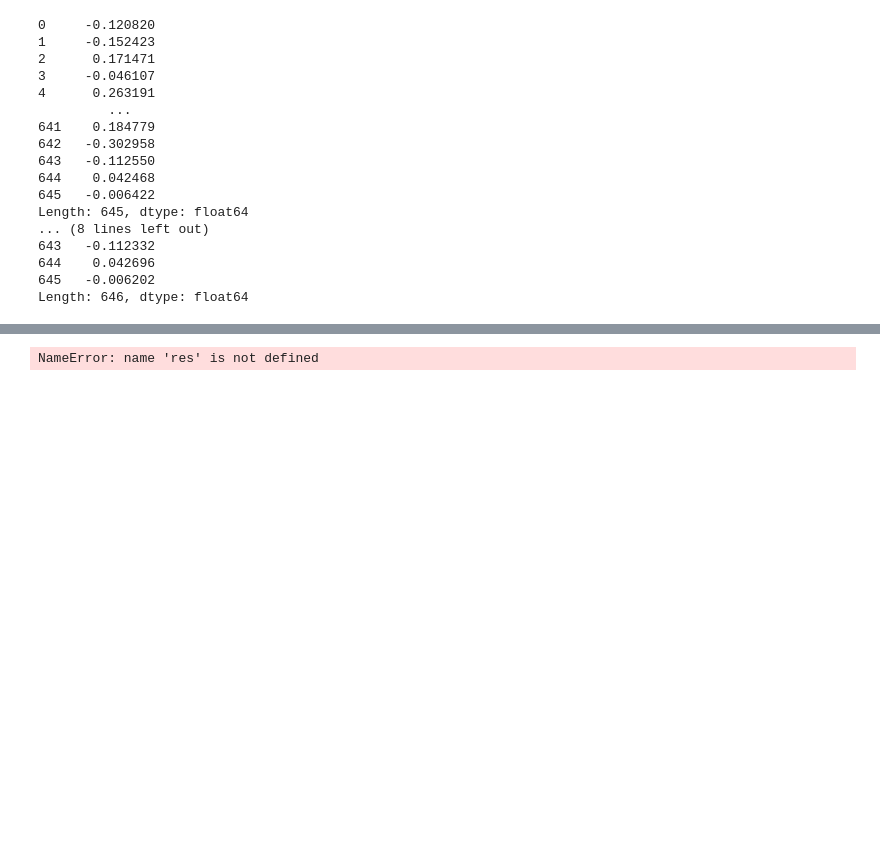
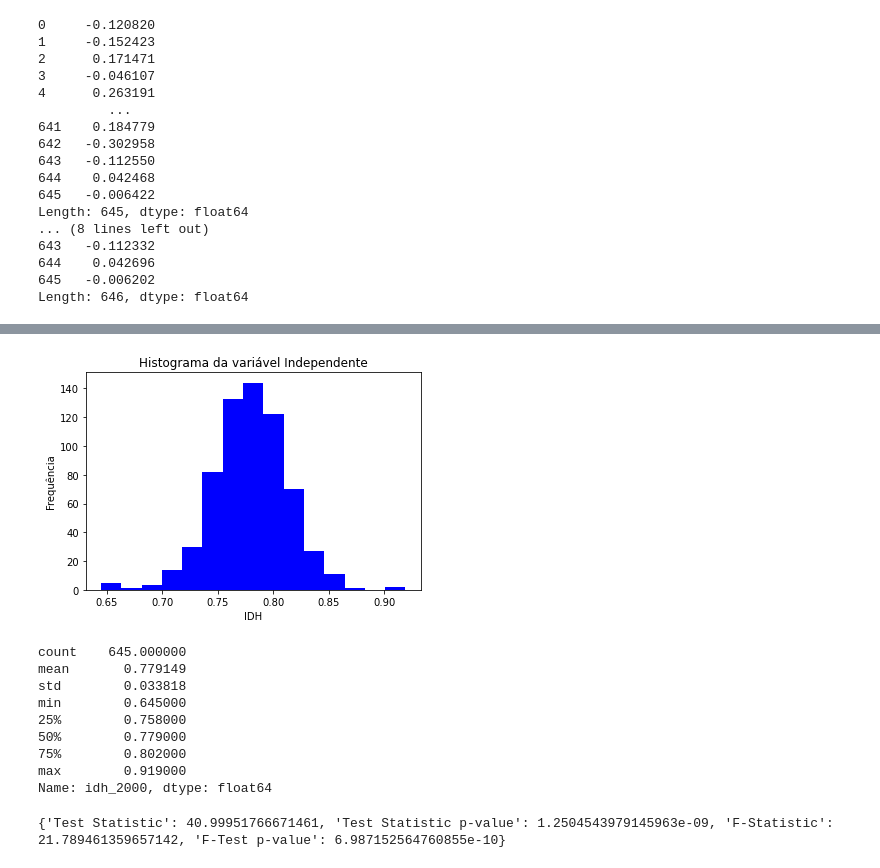
Before and after one commit to samuelgarca/artigo_fecundidade_idh, a Jupyter notebook: Filtro.ipynb, the cells around one changed output, grey strips where cells are left out. Saved outputs shown, nothing was run; the diff lists cells and outputs as text; code cells hidden in the pictures; blank space fills up the shorter version.

```diff
--- a/Filtro.ipynb
+++ b/Filtro.ipynb
@@ -398,9 +400,27 @@ Name: Tx_Fecun, dtype: float64
 # %%
-#pyplot.plot(uhat)
-pyplot.scatter(y=res, x=uhat, color='green', s=50, alpha=.6)
-pyplot.hlines(y=0, xmin=-10, xmax=15, color='orange')
-pyplot.ylabel('$\epsilon = y - \hat{y}$ - Resíduos')
-pyplot.xlabel('$\hat{y}$ ou $E(y)$ - Predito')
+########## CÉLULA 30 #######################################################################################
+pyplot.hist(df['idh_2000'], color='blue', bins=15)
+pyplot.title('Histograma da variável Independente')
+pyplot.xlabel("IDH")
+pyplot.ylabel("Frequência")
+dflog.describe()
 pyplot.show()
+df['idh_2000'].describe()
 # %% [output]
+[figure, added]
-NameError: name 'res' is not defined
+count    645.000000
+mean       0.779149
+std        0.033818
+min        0.645000
+25%        0.758000
+50%        0.779000
+75%        0.802000
+max        0.919000
+Name: idh_2000, dtype: float64
+# %%
+########## CÉLULA 31 #######################################################################################
+white_test = het_white(resultado.resid,  resultado.model.exog)
+labels = ['Test Statistic', 'Test Statistic p-value', 'F-Statistic', 'F-Test p-value']
+print(dict(zip(labels, white_test)))
+# %% [output]
+{'Test Statistic': 40.99951766671461, 'Test Statistic p-value': 1.2504543979145963e-09, 'F-Statistic': 21.789461359657142, 'F-Test p-value': 6.987152564760855e-10}
```
Also changed, not shown: parts of 22 cells of this notebook.
